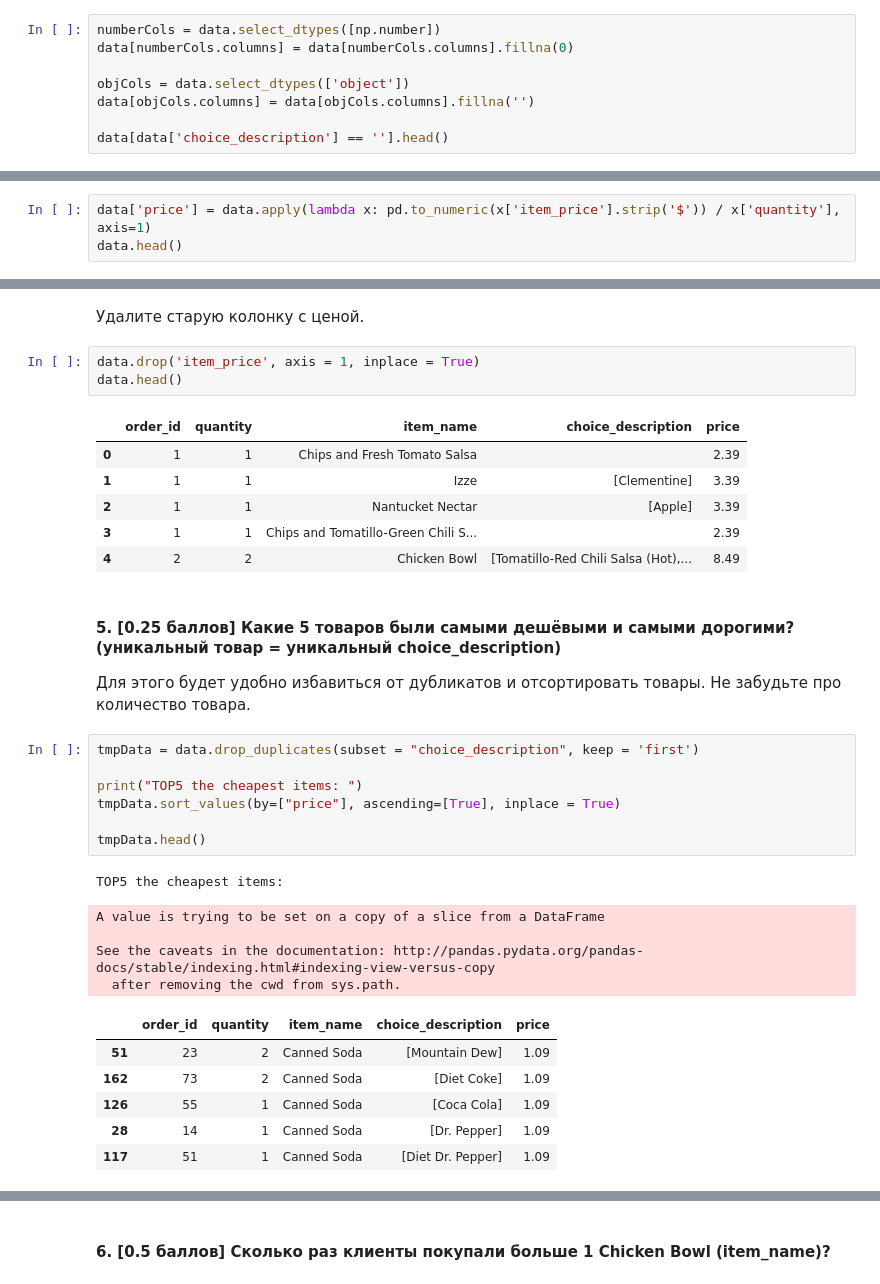
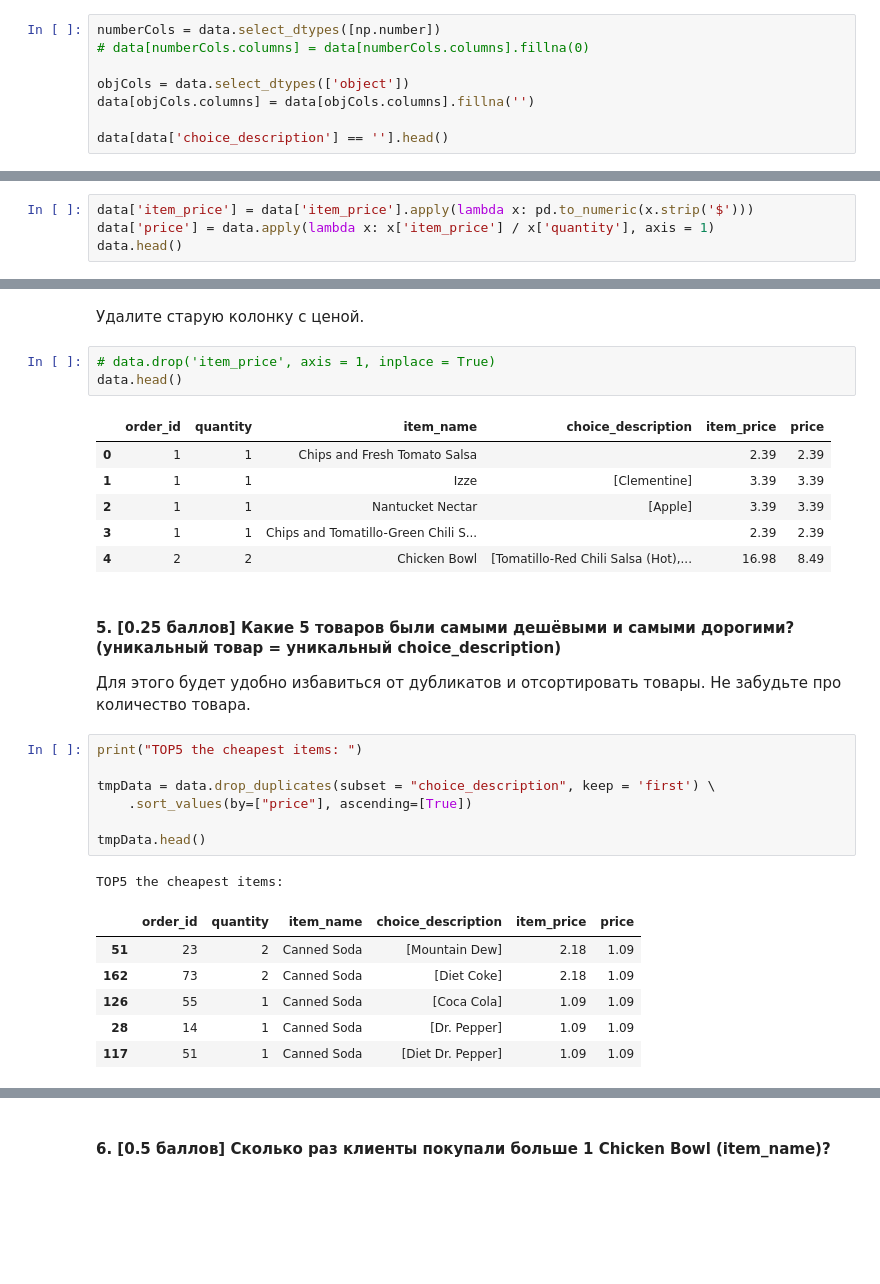
Before and after one commit to GHopperMSK/lmsu-homework, a Jupyter notebook: homework-practice-01.ipynb, the cells around one changed output, grey strips where cells are left out. Drawn from its saved outputs; the diff is of its cells as text; blank space fills up the shorter version.

```diff
--- a/homework-practice-01.ipynb
+++ b/homework-practice-01.ipynb
@@ -180,7 +191,7 @@ NaN count in column 'item_price' is: 0
 Заполните пропуски пустой строкой для строковых колонок и нулём для числовых.
 # %%
 numberCols = data.select_dtypes([np.number])
-data[numberCols.columns] = data[numberCols.columns].fillna(0)
+# data[numberCols.columns] = data[numberCols.columns].fillna(0)
 
 objCols = data.select_dtypes(['object'])
 data[objCols.columns] = data[objCols.columns].fillna('')
@@ -199,7 +210,8 @@ data[data['choice_description'] == ''].head()
 Для этого попробуйте применить функцию-преобразование к каждой строке вашей таблицы (для этого есть соответствующая функция).
 Будьте внимательны! В item_price записана цена товара * количество товара.
 # %%
-data['price'] = data.apply(lambda x: pd.to_numeric(x['item_price'].strip('$')) / x['quantity'], axis=1)
+data['item_price'] = data['item_price'].apply(lambda x: pd.to_numeric(x.strip('$')))
+data['price'] = data.apply(lambda x: x['item_price'] / x['quantity'], axis = 1)
 data.head()
 # %% [output]
 |  | order_id | quantity | item_name | choice_description | item_price | price |
@@ -225,38 +237,34 @@ Price max value: 11.89
 # %% [markdown]
 Удалите старую колонку с ценой.
 # %%
-data.drop('item_price', axis = 1, inplace = True)
+# data.drop('item_price', axis = 1, inplace = True)
 data.head()
 # %% [output]
-|  | order_id | quantity | item_name | choice_description | price |
-| 0 | 1 | 1 | Chips and Fresh Tomato Salsa |  | 2.39 |
-| 1 | 1 | 1 | Izze | [Clementine] | 3.39 |
-| 2 | 1 | 1 | Nantucket Nectar | [Apple] | 3.39 |
-| 3 | 1 | 1 | Chips and Tomatillo-Green Chili S... |  | 2.39 |
-| 4 | 2 | 2 | Chicken Bowl | [Tomatillo-Red Chili Salsa (Hot),... | 8.49 |
+|  | order_id | quantity | item_name | choice_description | item_price | price |
+| 0 | 1 | 1 | Chips and Fresh Tomato Salsa |  | 2.39 | 2.39 |
+| 1 | 1 | 1 | Izze | [Clementine] | 3.39 | 3.39 |
+| 2 | 1 | 1 | Nantucket Nectar | [Apple] | 3.39 | 3.39 |
+| 3 | 1 | 1 | Chips and Tomatillo-Green Chili S... |  | 2.39 | 2.39 |
+| 4 | 2 | 2 | Chicken Bowl | [Tomatillo-Red Chili Salsa (Hot),... | 16.98 | 8.49 |
 # %% [markdown]
 #### 5. [0.25 баллов] Какие 5 товаров были самыми дешёвыми и самыми дорогими? (уникальный товар = уникальный choice_description)
 
 Для этого будет удобно избавиться от дубликатов и отсортировать товары. Не забудьте про количество товара.
 # %%
-tmpData = data.drop_duplicates(subset = "choice_description", keep = 'first')
+print("TOP5 the cheapest items: ")
 
-print("TOP5 the cheapest items: ")
-tmpData.sort_values(by=["price"], ascending=[True], inplace = True)
+tmpData = data.drop_duplicates(subset = "choice_description", keep = 'first') \
+    .sort_values(by=["price"], ascending=[True])
 
 tmpData.head()
 # %% [output]
 TOP5 the cheapest items:
-A value is trying to be set on a copy of a slice from a DataFrame
-
-See the caveats in the documentation: http://pandas.pydata.org/pandas-docs/stable/indexing.html#indexing-view-versus-copy
-  after removing the cwd from sys.path.
-|  | order_id | quantity | item_name | choice_description | price |
-| 51 | 23 | 2 | Canned Soda | [Mountain Dew] | 1.09 |
-| 162 | 73 | 2 | Canned Soda | [Diet Coke] | 1.09 |
-| 126 | 55 | 1 | Canned Soda | [Coca Cola] | 1.09 |
-| 28 | 14 | 1 | Canned Soda | [Dr. Pepper] | 1.09 |
-| 117 | 51 | 1 | Canned Soda | [Diet Dr. Pepper] | 1.09 |
+|  | order_id | quantity | item_name | choice_description | item_price | price |
+| 51 | 23 | 2 | Canned Soda | [Mountain Dew] | 2.18 | 1.09 |
+| 162 | 73 | 2 | Canned Soda | [Diet Coke] | 2.18 | 1.09 |
+| 126 | 55 | 1 | Canned Soda | [Coca Cola] | 1.09 | 1.09 |
+| 28 | 14 | 1 | Canned Soda | [Dr. Pepper] | 1.09 | 1.09 |
+| 117 | 51 | 1 | Canned Soda | [Diet Dr. Pepper] | 1.09 | 1.09 |
 # %%
 print("TOP5 the most expensive items: ")
 tmpData.tail()
```
Also changed, not shown: parts of 14 cells of this notebook.
